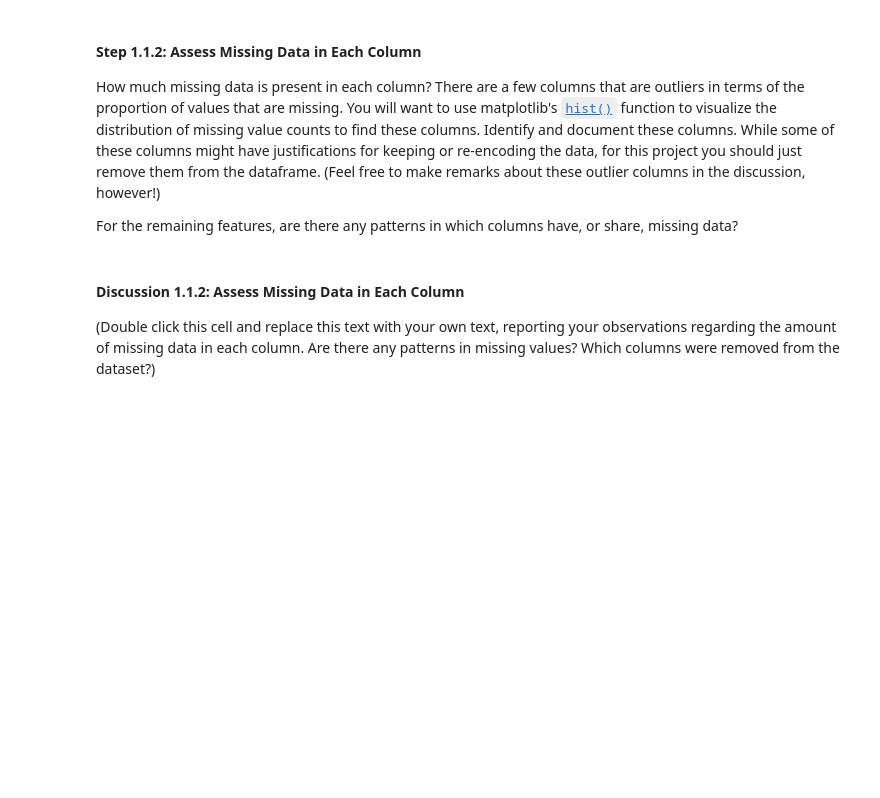
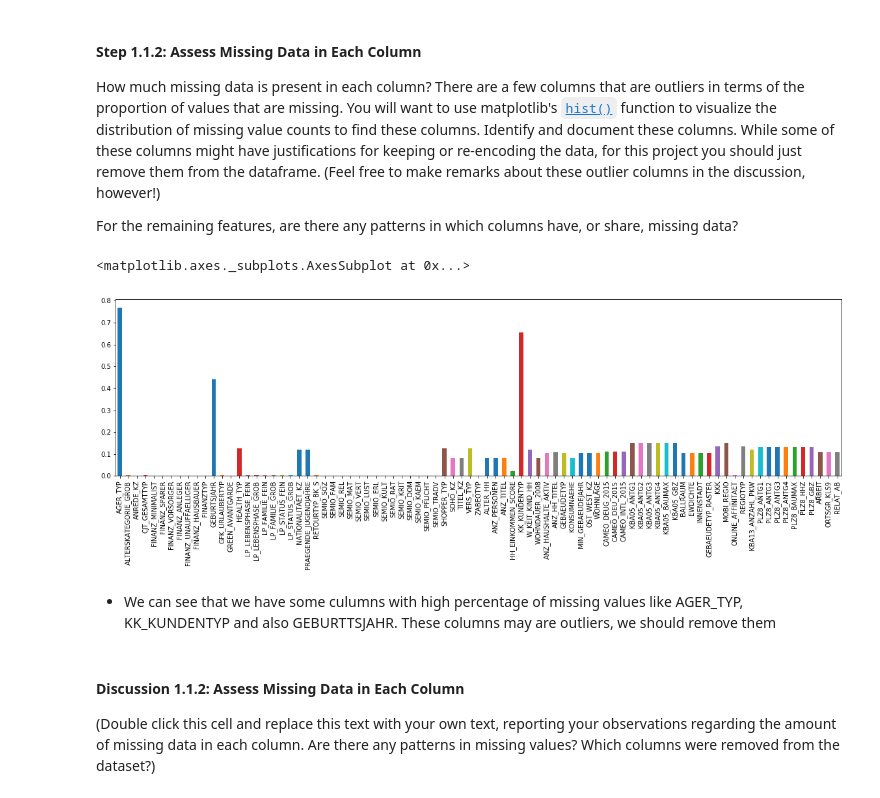
Before and after one commit to Mdhvince/Customer_Segmentation, a Jupyter notebook: Identify_Customer_Segments.ipynb, the cells around one changed output. Drawn from its saved outputs; the diff is of its cells as text; code cells hidden in the pictures; blank space fills up the shorter version.

Commit message:
Identify missing value

```diff
--- a/Identify_Customer_Segments.ipynb
+++ b/Identify_Customer_Segments.ipynb
@@ -138,5 +136,10 @@ azdias.loc[:,original_col].head()
+# %%
+# remove columns added from feat_info
+azdias.drop(labels = list_col_from_info, axis = 1, inplace = True)
+# %%
+azdias = azdias.replace('nan', np.nan)
 # %%
-#%%time
-#for i in original_col:
-    #azdias[i] = azdias[i].apply(lambda x: np.nan if x in azdias[i+'_'+'info_missing'][0] else x)
-    #azdias[i] = np.where(azdias[i] in azdias[i+'_'+'info_missing'], np.nan, azdias[i])
+%%time
+# re-convert '1_' into 1
+for i in azdias.columns:
+    azdias[i] = azdias[i].apply(lambda x: '1' if x == '1_' else x)
@@ -149,3 +155,11 @@ For the remaining features, are there any patterns in which columns have, or sha
 # %%
 # Perform an assessment of how much missing data there is in each column of the
 # dataset.
+
+# Percentage of missing values in each columns
+
+plt.figure(figsize=(20,5))
+(azdias.isnull().sum()/len(azdias)).plot.bar()
+# %% [output]
+<matplotlib.axes._subplots.AxesSubplot at 0x...>
+[figure, added]
@@ -154,3 +166,5 @@ For the remaining features, are there any patterns in which columns have, or sha
+# %% [markdown]
+* We can see that we have some culumns with high percentage of missing values like AGER_TYP, KK_KUNDENTYP and also GEBURTTSJAHR. These columns may are outliers, we should remove them
 # %%
 # Remove the outlier columns from the dataset. (You'll perform other data
 # engineering tasks such as re-encoding and imputation later.)
```
Also changed, not shown: parts of 7 cells of this notebook.
